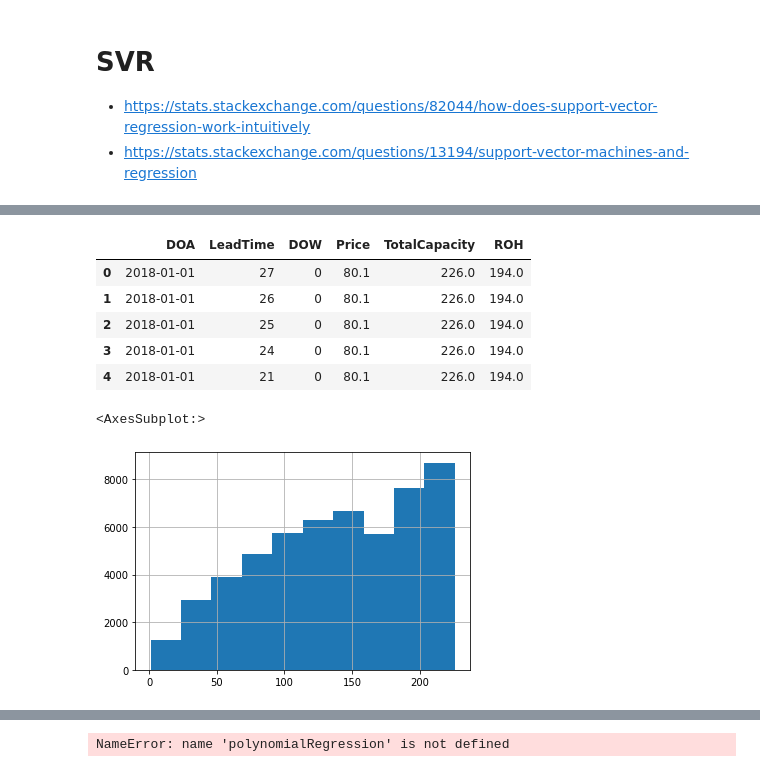
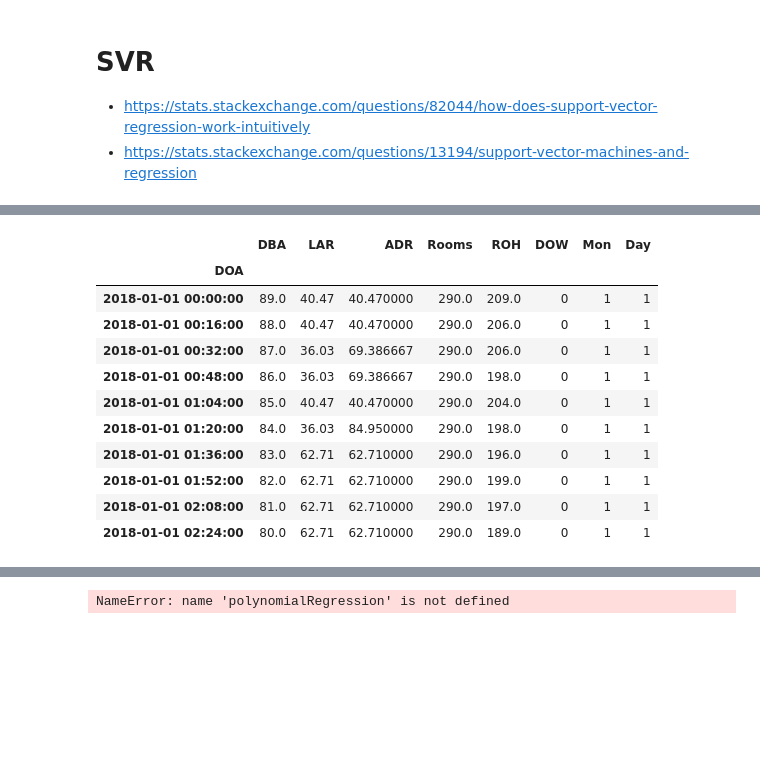
Before and after one commit to ahmadabdullah247/thesis, a Jupyter notebook: SingleHotel/LA_SVR.ipynb, the cells around one changed output, grey strips where cells are left out. Cells and saved outputs as stored; diff of their text form; code cells hidden in the pictures; blank space fills up the shorter version.

```diff
--- a/SingleHotel/LA_SVR.ipynb
+++ b/SingleHotel/LA_SVR.ipynb
@@ -42,0 +22,7 @@ df = df.rename(columns={'Reservations':'ROH'})
+# %%
+df = pd.read_pickle('../dataset/preprocessed/284_imputed.pkl')
+
+
+print(df.isna().sum())
+
+print(df.dtypes)
@@ -42,0 +46,15 @@ df = df.rename(columns={'Reservations':'ROH'})
+# %%
+# drop Null entries
+df = df[~df['LAR'].isna()]
+
+df['DOA'] = pd.to_datetime(df['DOA'])
+
+df['DOW'] = df['DOA'].dt.dayofweek
+df['Mon'] = df['DOA'].dt.month
+df['Day'] = df['DOA'].dt.day
+
+# just to make DOA unique
+df['DOA'] = df['DOA']+df['DBA'].apply(lambda x: timedelta(minutes=(1440-((x+1)*16))))
+df = df.set_index('DOA')
+
+df.head()
@@ -43,14 +100,15 @@ df = df.rename(columns={'Reservations':'ROH'})
 # %%
-df.head()
+df.head(10)
 # %% [output]
-|  | DOA | LeadTime | DOW | Price | TotalCapacity | ROH |
-| 0 | 2018-01-01 | 27 | 0 | 80.1 | 226.0 | 194.0 |
-| 1 | 2018-01-01 | 26 | 0 | 80.1 | 226.0 | 194.0 |
-| 2 | 2018-01-01 | 25 | 0 | 80.1 | 226.0 | 194.0 |
-| 3 | 2018-01-01 | 24 | 0 | 80.1 | 226.0 | 194.0 |
-| 4 | 2018-01-01 | 21 | 0 | 80.1 | 226.0 | 194.0 |
+|  | DBA | LAR | ADR | Rooms | ROH | DOW | Mon | Day |
+| DOA |  |  |  |  |  |  |  |  |
+| 2018-01-01 00:00:00 | 89.0 | 40.47 | 40.470000 | 290.0 | 209.0 | 0 | 1 | 1 |
+| 2018-01-01 00:16:00 | 88.0 | 40.47 | 40.470000 | 290.0 | 206.0 | 0 | 1 | 1 |
+| 2018-01-01 00:32:00 | 87.0 | 36.03 | 69.386667 | 290.0 | 206.0 | 0 | 1 | 1 |
+| 2018-01-01 00:48:00 | 86.0 | 36.03 | 69.386667 | 290.0 | 198.0 | 0 | 1 | 1 |
+| 2018-01-01 01:04:00 | 85.0 | 40.47 | 40.470000 | 290.0 | 204.0 | 0 | 1 | 1 |
+| 2018-01-01 01:20:00 | 84.0 | 36.03 | 84.950000 | 290.0 | 198.0 | 0 | 1 | 1 |
+| 2018-01-01 01:36:00 | 83.0 | 62.71 | 62.710000 | 290.0 | 196.0 | 0 | 1 | 1 |
+| 2018-01-01 01:52:00 | 82.0 | 62.71 | 62.710000 | 290.0 | 199.0 | 0 | 1 | 1 |
+| 2018-01-01 02:08:00 | 81.0 | 62.71 | 62.710000 | 290.0 | 197.0 | 0 | 1 | 1 |
+| 2018-01-01 02:24:00 | 80.0 | 62.71 | 62.710000 | 290.0 | 189.0 | 0 | 1 | 1 |
-# %%
-df['ROH'].hist()
-# %% [output]
-<AxesSubplot:>
-[figure, removed]
```
Also changed, not shown: parts of 32 cells of this notebook, 9 other files.
